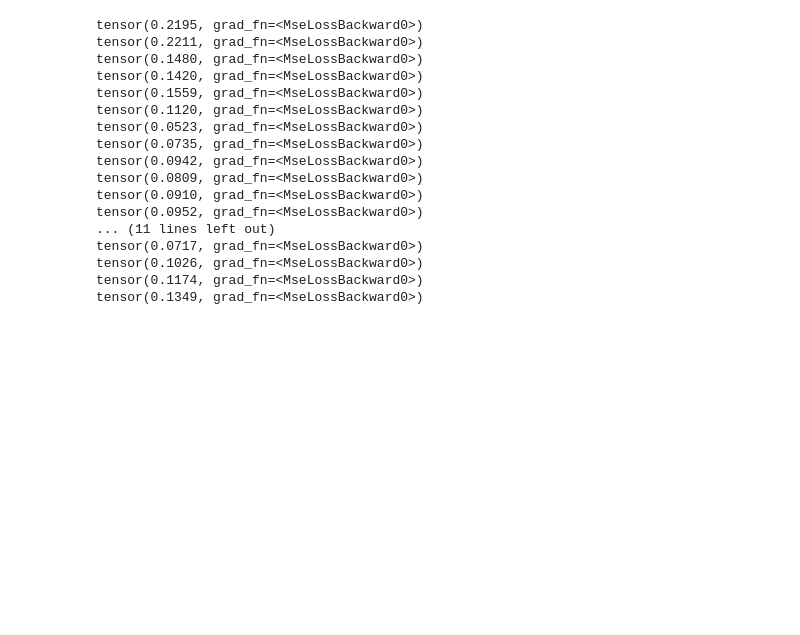
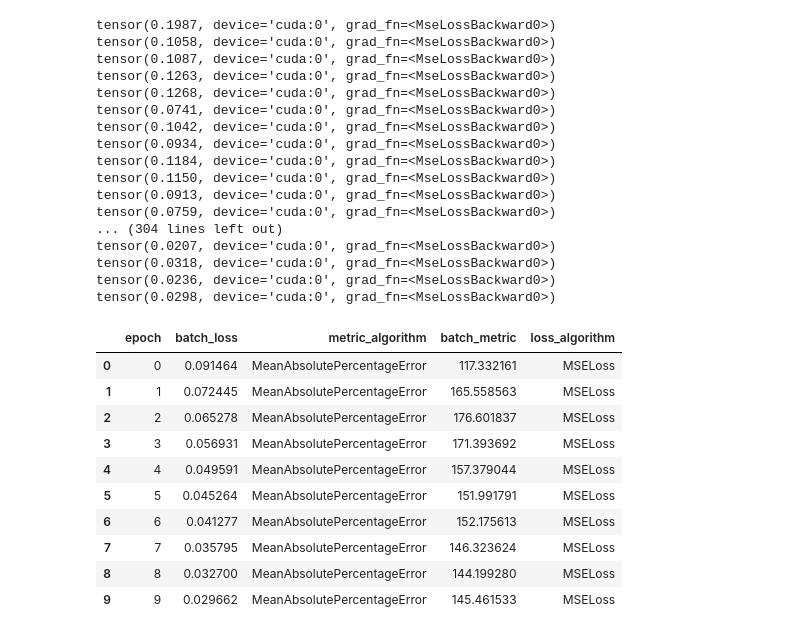
Before and after one commit to tomasrodriguesf1/CV-Project, a Jupyter notebook: computer_vision_project.ipynb, the cells around one changed output. Drawn from its saved outputs; the diff is of its cells as text; code cells hidden in the pictures; blank space fills up the shorter version.

```diff
--- a/computer_vision_project.ipynb
+++ b/computer_vision_project.ipynb
@@ -40,19 +41,17 @@ test_df = pd.read_csv('test.csv')
+# %%
+train_df, test_df = train_test_split(df, test_size=0.2)
 # %%
 class SolarPanelDataset(data.Dataset):
-
     #data_dir: The directory containing the image files
     #image_shape: The shape of the images (height, width, channels)
     #augmentation_copies: The number of copies of each image to create for data augmentation
-
-    def __init__(self, df, data_dir, image_shape=(3, 256, 256), augmentation_copies=3):
-
+    def __init__(self, df, data_dir, image_shape=(3, 192, 192), augmentation_copies=1):
         self.copies = 1 + augmentation_copies
         self.image_shape = image_shape
         self.df = df #df: A pandas DataFrame containing the image filenames and labels
         self.labels = []
-
         self.transform = transforms.Compose([
-            transforms.Resize((256, 256)),
+            transforms.Resize((self.image_shape[1], self.image_shape[2])),
             transforms.ToTensor(),
         ])
 
@@ -74,12 +73,12 @@ class SolarPanelDataset(data.Dataset):
 
     def make_augmentation_transform(self):
         return transforms.Compose([
-            transforms.RandomResizedCrop((self.image_shape[1], self.image_shape[2])),
             transforms.RandomHorizontalFlip(p=0.2),
             transforms.RandomVerticalFlip(p=0.2),
-            transforms.RandomRotation(45),
-            transforms.ColorJitter(brightness=(0.3, 2), contrast=0, saturation=0, hue=0),
-            #transforms.RandomGrayscale(p=0.1)
+            transforms.RandomRotation(degrees=20),
+            transforms.ColorJitter(brightness=(0.8, 1.2), contrast=(0.8, 1.2), saturation=(0.8, 1.2), hue=(-0.1, 0.1)),
+            transforms.GaussianBlur(kernel_size=3),  # You can adjust the kernel size
+            transforms.RandomApply([transforms.Lambda(lambda x: x + 0.01 * torch.randn_like(x))], p=0.2),
         ])
 
     def __getitem__(self, idx):
@@ -93,13 +92,13 @@ class SolarPanelDataset(data.Dataset):
         label = self.labels[idx]
         return image, torch.tensor(label, dtype=torch.float32)
 # %%
-class ProfessorsCNN(nn.Module):
+class Regression_CNN(nn.Module):
     def __init__(self):
         super().__init__()
         self.conv1 = nn.Conv2d(3, 6, 5)
         self.pool = nn.MaxPool2d(2, 2)
         self.conv2 = nn.Conv2d(6, 16, 5)
-        self.fc1 = nn.Linear(59536, 120)
+        self.fc1 = nn.Linear(32400, 120)
         self.fc2 = nn.Linear(120, 84)
         self.fc3 = nn.Linear(84, 1)
 
@@ -187,35 +223,49 @@ def train(model: torch.nn.Module,
 
     return best_loss, best_accuracy, best_epoch, report
 # %%
-model = ProfessorsCNN()
+model = Regression_CNN()
 metric = torchmetrics.MeanAbsolutePercentageError()
-dataset = SolarPanelDataset(train_df.sample(200), '/home/victor/mestrado/cv/project/CV-Project/SolarPanelSoilingImageDataset/Solar_Panel_Soiling_Image_dataset/PanelImages/')
+dataset = SolarPanelDataset(train_df.sample(1000), images_dir)
 train_dataloader = torch.utils.data.DataLoader(dataset, batch_size=64, shuffle=True)
 loss_fn = torch.nn.MSELoss().to(device)
 optimizer = torch.optim.SGD(model.parameters(), lr=0.005, momentum=0.9)
-num_epochs = 2
+num_epochs = 10
 path_model = models_dir + f'/{model.__class__.__name__}_{loss_fn.__class__.__name__}'
 os.makedirs(path_model, exist_ok=True)
 report = pd.DataFrame()
 _, _, _, report = train(model, train_dataloader, loss_fn, optimizer, metric, device, num_epochs, path_model, report, verbatim=True)
 # %% [output]
-tensor(0.2195, grad_fn=<MseLossBackward0>)
-tensor(0.2211, grad_fn=<MseLossBackward0>)
-tensor(0.1480, grad_fn=<MseLossBackward0>)
-tensor(0.1420, grad_fn=<MseLossBackward0>)
-tensor(0.1559, grad_fn=<MseLossBackward0>)
-tensor(0.1120, grad_fn=<MseLossBackward0>)
-tensor(0.0523, grad_fn=<MseLossBackward0>)
-tensor(0.0735, grad_fn=<MseLossBackward0>)
-tensor(0.0942, grad_fn=<MseLossBackward0>)
-tensor(0.0809, grad_fn=<MseLossBackward0>)
-tensor(0.0910, grad_fn=<MseLossBackward0>)
-tensor(0.0952, grad_fn=<MseLossBackward0>)
-... (11 lines left out)
-tensor(0.0717, grad_fn=<MseLossBackward0>)
-tensor(0.1026, grad_fn=<MseLossBackward0>)
-tensor(0.1174, grad_fn=<MseLossBackward0>)
-tensor(0.1349, grad_fn=<MseLossBackward0>)
+tensor(0.1987, device='cuda:0', grad_fn=<MseLossBackward0>)
+tensor(0.1058, device='cuda:0', grad_fn=<MseLossBackward0>)
+tensor(0.1087, device='cuda:0', grad_fn=<MseLossBackward0>)
+tensor(0.1263, device='cuda:0', grad_fn=<MseLossBackward0>)
+tensor(0.1268, device='cuda:0', grad_fn=<MseLossBackward0>)
+tensor(0.0741, device='cuda:0', grad_fn=<MseLossBackward0>)
+tensor(0.1042, device='cuda:0', grad_fn=<MseLossBackward0>)
+tensor(0.0934, device='cuda:0', grad_fn=<MseLossBackward0>)
+tensor(0.1184, device='cuda:0', grad_fn=<MseLossBackward0>)
+tensor(0.1150, device='cuda:0', grad_fn=<MseLossBackward0>)
+tensor(0.0913, device='cuda:0', grad_fn=<MseLossBackward0>)
+tensor(0.0759, device='cuda:0', grad_fn=<MseLossBackward0>)
+... (304 lines left out)
+tensor(0.0207, device='cuda:0', grad_fn=<MseLossBackward0>)
+tensor(0.0318, device='cuda:0', grad_fn=<MseLossBackward0>)
+tensor(0.0236, device='cuda:0', grad_fn=<MseLossBackward0>)
+tensor(0.0298, device='cuda:0', grad_fn=<MseLossBackward0>)
+# %%
+report
+# %% [output]
+|  | epoch | batch_loss | metric_algorithm | batch_metric | loss_algorithm |
+| 0 | 0 | 0.091464 | MeanAbsolutePercentageError | 117.332161 | MSELoss |
+| 1 | 1 | 0.072445 | MeanAbsolutePercentageError | 165.558563 | MSELoss |
+| 2 | 2 | 0.065278 | MeanAbsolutePercentageError | 176.601837 | MSELoss |
+| 3 | 3 | 0.056931 | MeanAbsolutePercentageError | 171.393692 | MSELoss |
+| 4 | 4 | 0.049591 | MeanAbsolutePercentageError | 157.379044 | MSELoss |
+| 5 | 5 | 0.045264 | MeanAbsolutePercentageError | 151.991791 | MSELoss |
+| 6 | 6 | 0.041277 | MeanAbsolutePercentageError | 152.175613 | MSELoss |
+| 7 | 7 | 0.035795 | MeanAbsolutePercentageError | 146.323624 | MSELoss |
+| 8 | 8 | 0.032700 | MeanAbsolutePercentageError | 144.199280 | MSELoss |
+| 9 | 9 | 0.029662 | MeanAbsolutePercentageError | 145.461533 | MSELoss |
 # %%
 # Function to test the model with the test dataset and print the accuracy for the test images
 def test(model: torch.nn.Module,
```
Also changed, not shown: parts of 7 cells of this notebook.
